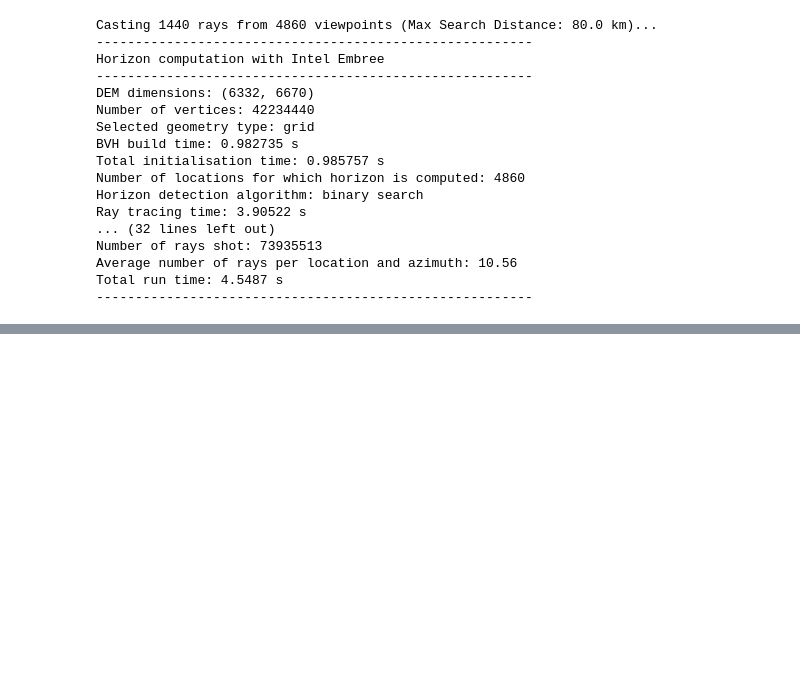
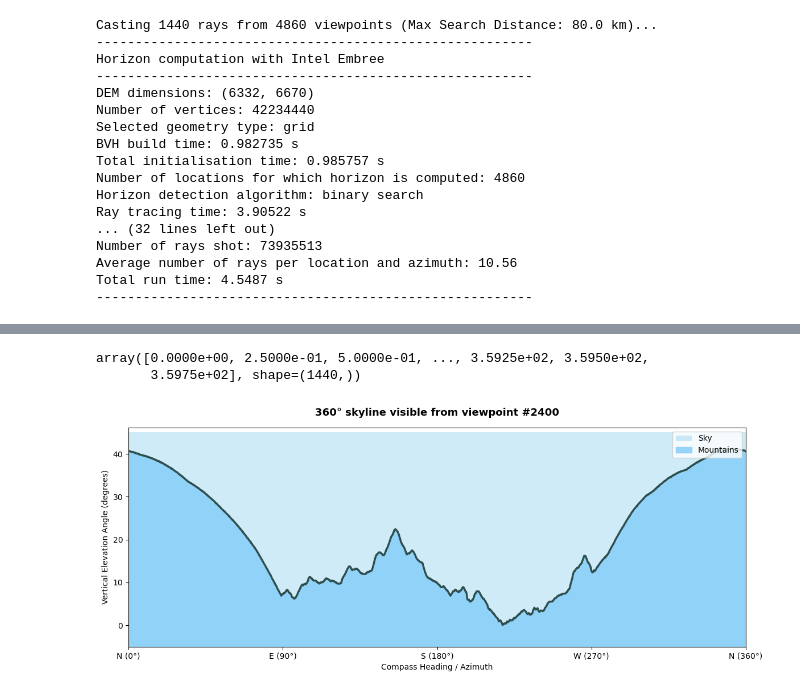
Before and after one commit to pxrxp/SkylineGeolocation, a Jupyter notebook: generate.ipynb, the cells around one changed output, grey strips where cells are left out. Drawn from its saved outputs; the diff is of its cells as text; code cells hidden in the pictures; blank space fills up the shorter version.

Commit message:
Plot sample horizon after generation

```diff
--- a/generate.ipynb
+++ b/generate.ipynb
@@ -273,0 +287,3 @@ Total run time: 4.5487 s
+# %%
+db_global = np.load("data/horizon_db_global.npy")
+db_global
@@ -273,0 +304,37 @@ Total run time: 4.5487 s
+# %%
+# We chose 2400th viewpoint
+viewpoint_idx = 2400
+horizon_profile = db_global[viewpoint_idx]
+# %%
+azimuths = np.linspace(0, 360, db_global.shape[1], endpoint=False)
+azimuths
+# %% [output]
+array([0.0000e+00, 2.5000e-01, 5.0000e-01, ..., 3.5925e+02, 3.5950e+02,
+       3.5975e+02], shape=(1440,))
+# %%
+plt.figure(figsize=(14, 5))
+
+# Paint the sky (light blue background)
+plt.axhspan(-10, 45, facecolor='skyblue', alpha=0.4, label='Sky')
+
+# Plot the sharp, physical skyline boundaries
+plt.plot(azim_deg, horizon_profile, color='darkslategrey', lw=2.5)
+
+# Fill the area below the skyline to represent the solid mountain terrain
+plt.fill_between(azim_deg, -10, horizon_profile, color='lightskyblue', alpha=0.85, label='Mountains')
+
+plt.title(f"360° skyline visible from viewpoint #{viewpoint_idx}",
+          fontsize=13, fontweight='bold', pad=15)
+plt.xlabel("Compass Heading / Azimuth")
+plt.ylabel("Vertical Elevation Angle (degrees)")
+
+plt.xticks([0, 90, 180, 270, 360], ['N (0°)', 'E (90°)', 'S (180°)', 'W (270°)', 'N (360°)'])
+
+plt.xlim(0, 360)
+plt.ylim(-5, np.max(horizon_profile) + 5)
+
+plt.legend(loc='upper right')
+
+plt.show()
+# %% [output]
+[figure, added]
```
Also changed, not shown: parts of 5 cells of this notebook.
